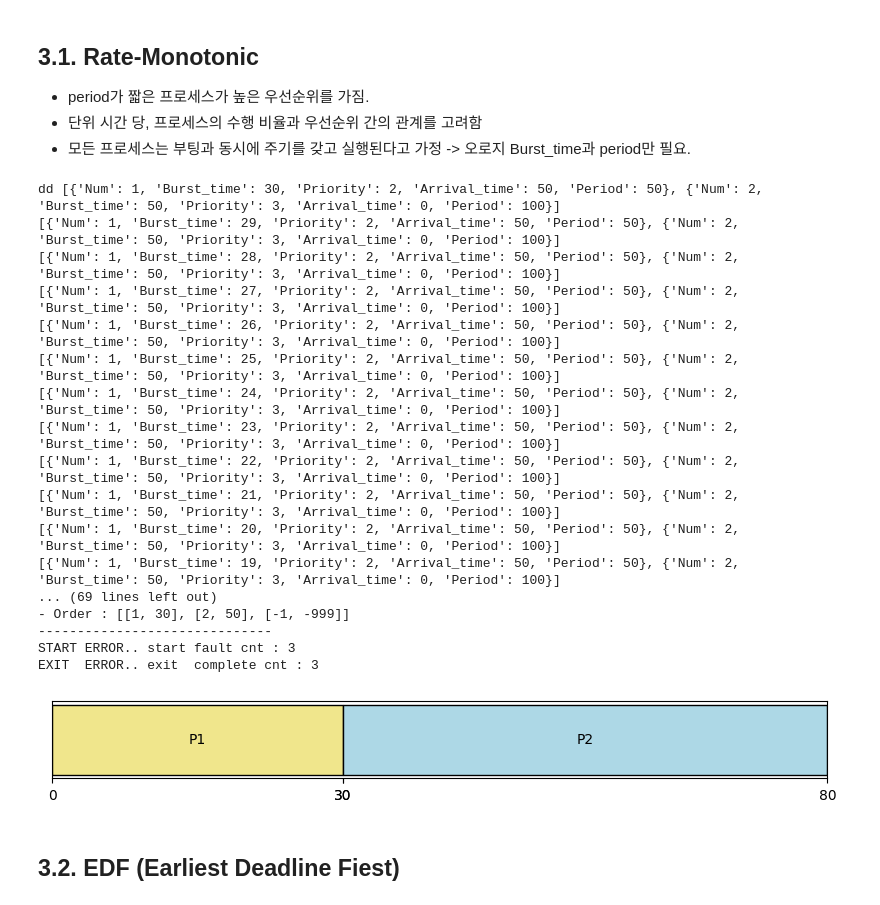
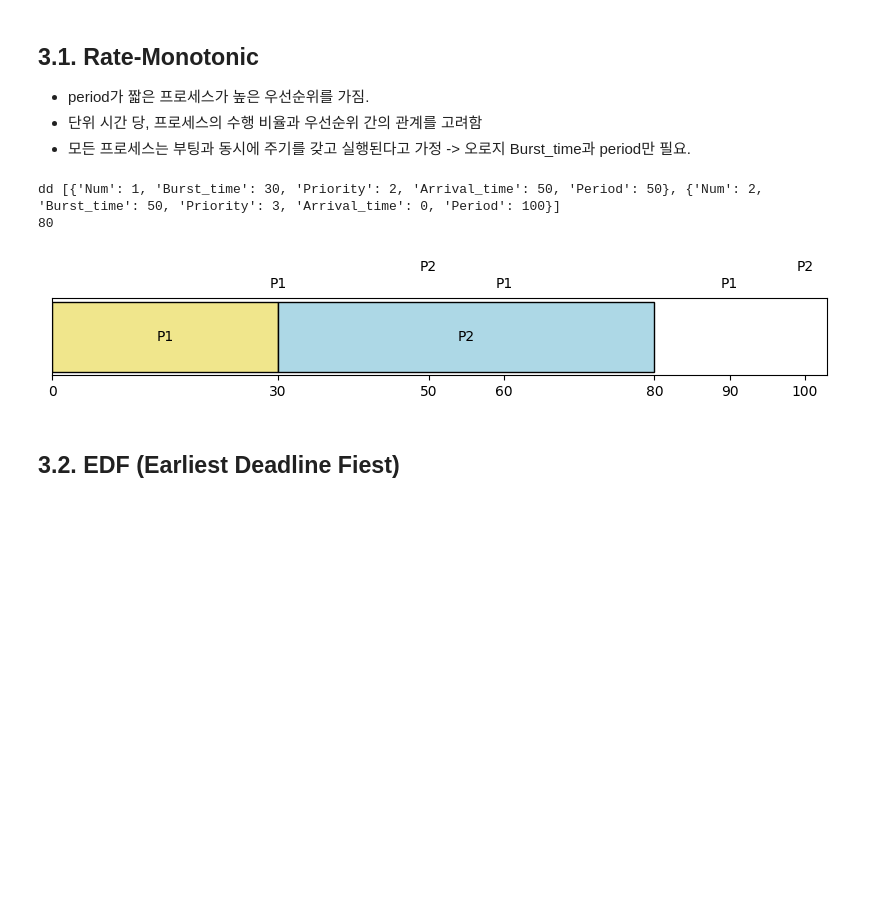
Before and after one commit to jiho264/2023os, a Jupyter notebook: homework01/homework01 copy.ipynb, the cells around one changed output. Drawn from its saved outputs; the diff is of its cells as text; code cells hidden in the pictures; blank space fills up the shorter version.

Commit message:
add period ticker in gantt chart

```diff
--- a/homework01/homework01 copy.ipynb
+++ b/homework01/homework01 copy.ipynb
@@ -95,7 +95,7 @@ _COLORS_ length is : 117
 _ALL_JOB_IS_DONE_ = -999
 _NON_PROCESS_ = -1
 
-def draw(_order, _Displaying=True):
+def draw(_order, _Displaying=True, _period_vector = []):
     ## set print level
     # nothing
     if (_Displaying == False):
@@ -198,6 +198,22 @@ def draw(_order, _Displaying=True):
         else:
             print("ALL EXIT  GOOD JOB!!!")
     # ploting
+    # _period_vector = [number, period]
+    # 각 벡터마다 gantt chart 끝까지 주기 티거 생성하기
+    for _num, _period in _period_vector:
+        # 제일 끝 티거 * 1.3 길이까지 period 티커 생성
+        for _now_time in range(int(_xlim_tickers[-1] * 1.3)):
+            # 0초 이상이고, 주기 도래할 때마다 적기
+            if(_now_time % _period == 0 and _now_time > 0):
+                # 각 period마다 서로 다른 높이 지정
+                _height = _period_vector.index([_num, _period])
+                # 누구의 period인지?
+                ax.text(_now_time, 0.6+_height*0.2,
+                        ('P'+str(_num)), ha='center', va='center')
+                # 누가 어디서 주기가 도래하는지?
+                _xlim_tickers.append(_now_time)
+    # x_ticker 중복 제거
+    _xlim_tickers = list(set(_xlim_tickers))
     ax.set_xticks(_xlim_tickers)
     ax.set_xlim([0, _now_time])
     ax.set_yticks([])
@@ -981,51 +1007,37 @@ ALL EXIT  GOOD JOB!!!
 # %%
 def Rate_Monotonic(_list):
     _order = []
     _list = sorted(_list, key=lambda x: x['Period'])
     _test = []
     _test.append(_list[0])
     _test.append(_list[1])
     print("dd",_test)
 
     for _now_time in range(_MAX_TIME_LENGTH_):
         if(is_complete(_test) == True):
             _order.append([_NON_PROCESS_, _ALL_JOB_IS_DONE_])
             break
         else:
             # period에 기반한 우선순위 설정
             _test = sorted(_test, key=lambda x: x['Period'])
             _now_target = _test[0]
 
             _order.append([_now_target['Num'], 1])
             _now_target['Burst_time'] -= 1
             if (_now_target['Burst_time'] == 0):
                 _test.pop(0)
-        print(_test)
-
+        # print(_test)
+    # _period_vector는 우선순위로 정렬해서 줘야함.
+    _period_vector = [[1, 30], [2, 50]]
     _order = order_zip(_order)
-    draw(_order)
+    draw(_order, False, _period_vector)
 
 
 _list = copy.deepcopy(_DATA_)
 Rate_Monotonic(_list)
 # %% [output]
 dd [{'Num': 1, 'Burst_time': 30, 'Priority': 2, 'Arrival_time': 50, 'Period': 50}, {'Num': 2, 'Burst_time': 50, 'Priority': 3, 'Arrival_time': 0, 'Period': 100}]
-[{'Num': 1, 'Burst_time': 29, 'Priority': 2, 'Arrival_time': 50, 'Period': 50}, {'Num': 2, 'Burst_time': 50, 'Priority': 3, 'Arrival_time': 0, 'Period': 100}]
-[{'Num': 1, 'Burst_time': 28, 'Priority': 2, 'Arrival_time': 50, 'Period': 50}, {'Num': 2, 'Burst_time': 50, 'Priority': 3, 'Arrival_time': 0, 'Period': 100}]
-[{'Num': 1, 'Burst_time': 27, 'Priority': 2, 'Arrival_time': 50, 'Period': 50}, {'Num': 2, 'Burst_time': 50, 'Priority': 3, 'Arrival_time': 0, 'Period': 100}]
-[{'Num': 1, 'Burst_time': 26, 'Priority': 2, 'Arrival_time': 50, 'Period': 50}, {'Num': 2, 'Burst_time': 50, 'Priority': 3, 'Arrival_time': 0, 'Period': 100}]
-[{'Num': 1, 'Burst_time': 25, 'Priority': 2, 'Arrival_time': 50, 'Period': 50}, {'Num': 2, 'Burst_time': 50, 'Priority': 3, 'Arrival_time': 0, 'Period': 100}]
-[{'Num': 1, 'Burst_time': 24, 'Priority': 2, 'Arrival_time': 50, 'Period': 50}, {'Num': 2, 'Burst_time': 50, 'Priority': 3, 'Arrival_time': 0, 'Period': 100}]
-[{'Num': 1, 'Burst_time': 23, 'Priority': 2, 'Arrival_time': 50, 'Period': 50}, {'Num': 2, 'Burst_time': 50, 'Priority': 3, 'Arrival_time': 0, 'Period': 100}]
-[{'Num': 1, 'Burst_time': 22, 'Priority': 2, 'Arrival_time': 50, 'Period': 50}, {'Num': 2, 'Burst_time': 50, 'Priority': 3, 'Arrival_time': 0, 'Period': 100}]
-[{'Num': 1, 'Burst_time': 21, 'Priority': 2, 'Arrival_time': 50, 'Period': 50}, {'Num': 2, 'Burst_time': 50, 'Priority': 3, 'Arrival_time': 0, 'Period': 100}]
-[{'Num': 1, 'Burst_time': 20, 'Priority': 2, 'Arrival_time': 50, 'Period': 50}, {'Num': 2, 'Burst_time': 50, 'Priority': 3, 'Arrival_time': 0, 'Period': 100}]
-[{'Num': 1, 'Burst_time': 19, 'Priority': 2, 'Arrival_time': 50, 'Period': 50}, {'Num': 2, 'Burst_time': 50, 'Priority': 3, 'Arrival_time': 0, 'Period': 100}]
-... (69 lines left out)
-- Order : [[1, 30], [2, 50], [-1, -999]]
-------------------------------
-START ERROR.. start fault cnt : 3
-EXIT  ERROR.. exit  complete cnt : 3
+80
-[figure, old version]
+[figure, new version]
 # %% [markdown]
 ## 3.2. EDF (Earliest Deadline Fiest)
```
Also changed, not shown: parts of 10 cells of this notebook.
